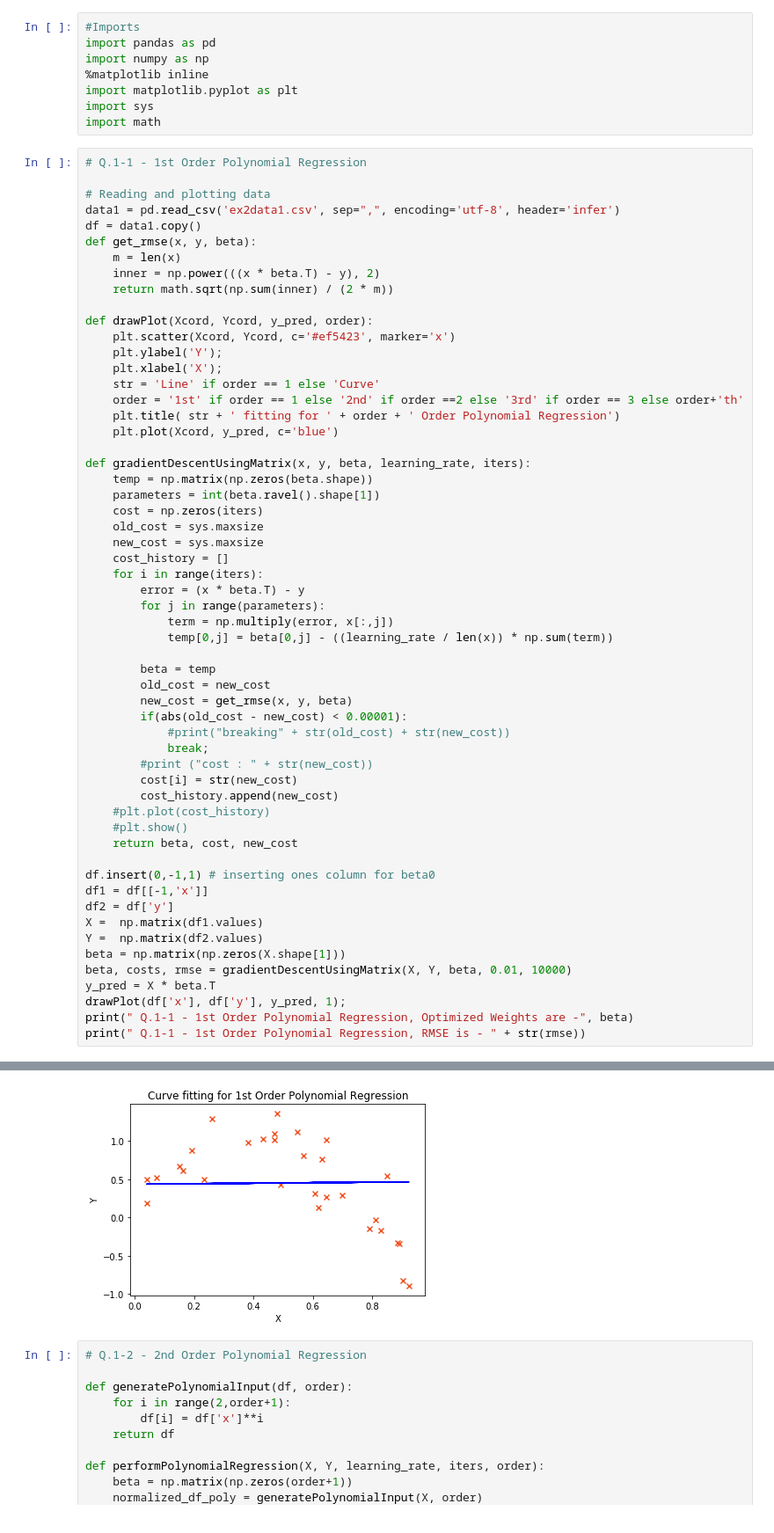
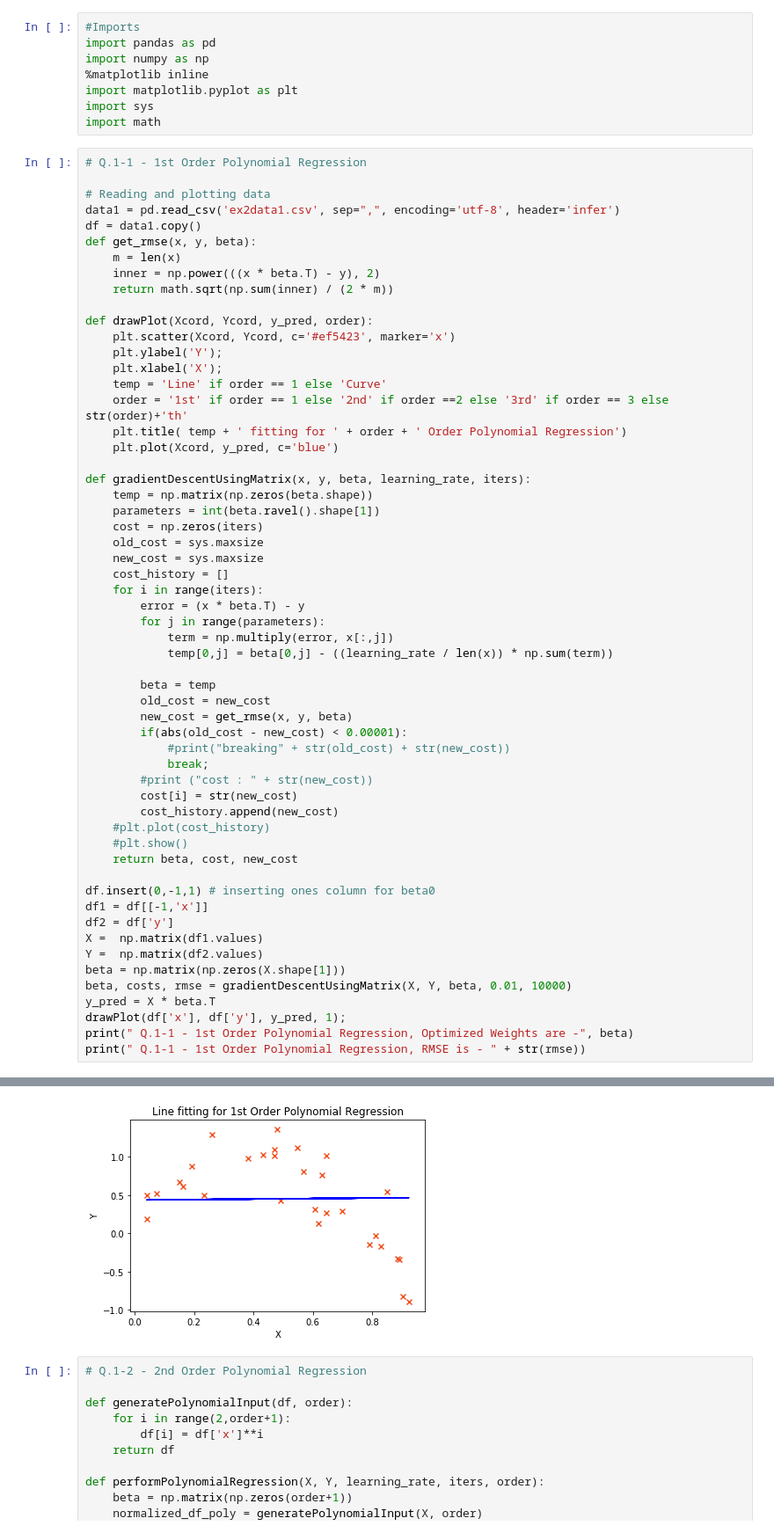
Before and after one commit to MeenakshiParyani/Polynomial-Regression, a Jupyter notebook: Polynomial-Regression.ipynb, the cells around one changed output, grey strips where cells are left out. Shown: that part at 88% size. Cells and saved outputs as stored; diff of their text form.

```diff
--- a/Polynomial-Regression.ipynb
+++ b/Polynomial-Regression.ipynb
@@ -21,9 +21,9 @@ def drawPlot(Xcord, Ycord, y_pred, order):
     plt.scatter(Xcord, Ycord, c='#ef5423', marker='x')
     plt.ylabel('Y');
     plt.xlabel('X');
-    str = 'Line' if order == 1 else 'Curve'
-    order = '1st' if order == 1 else '2nd' if order ==2 else '3rd' if order == 3 else order+'th'
-    plt.title( str + ' fitting for ' + order + ' Order Polynomial Regression')
+    temp = 'Line' if order == 1 else 'Curve'
+    order = '1st' if order == 1 else '2nd' if order ==2 else '3rd' if order == 3 else str(order)+'th'
+    plt.title( temp + ' fitting for ' + order + ' Order Polynomial Regression')
     plt.plot(Xcord, y_pred, c='blue')
 
 def gradientDescentUsingMatrix(x, y, beta, learning_rate, iters):
@@ -39,34 +39,34 @@ def gradientDescentUsingMatrix(x, y, beta, learning_rate, iters):
             term = np.multiply(error, x[:,j])
             temp[0,j] = beta[0,j] - ((learning_rate / len(x)) * np.sum(term))
 
         beta = temp
         old_cost = new_cost
         new_cost = get_rmse(x, y, beta)
         if(abs(old_cost - new_cost) < 0.00001):
             #print("breaking" + str(old_cost) + str(new_cost))
             break;
         #print ("cost : " + str(new_cost))
         cost[i] = str(new_cost)
         cost_history.append(new_cost)
     #plt.plot(cost_history)
     #plt.show()
     return beta, cost, new_cost
 
 df.insert(0,-1,1) # inserting ones column for beta0
 df1 = df[[-1,'x']]
 df2 = df['y']
 X =  np.matrix(df1.values)
 Y =  np.matrix(df2.values)
 beta = np.matrix(np.zeros(X.shape[1]))
 beta, costs, rmse = gradientDescentUsingMatrix(X, Y, beta, 0.01, 10000)
 y_pred = X * beta.T
 drawPlot(df['x'], df['y'], y_pred, 1);
 print(" Q.1-1 - 1st Order Polynomial Regression, Optimized Weights are -", beta)
 print(" Q.1-1 - 1st Order Polynomial Regression, RMSE is - " + str(rmse))
 # %% [output]
  Q.1-1 - 1st Order Polynomial Regression, Optimized Weights are - [[ 0.43434994  0.03295014]]
  Q.1-1 - 1st Order Polynomial Regression, RMSE is - 2.2359787375118474
-[figure, old version]
+[figure, new version]
 # %%
 # Q.1-2 - 2nd Order Polynomial Regression
 
```
Also changed, not shown: parts of 1 cell of this notebook.
